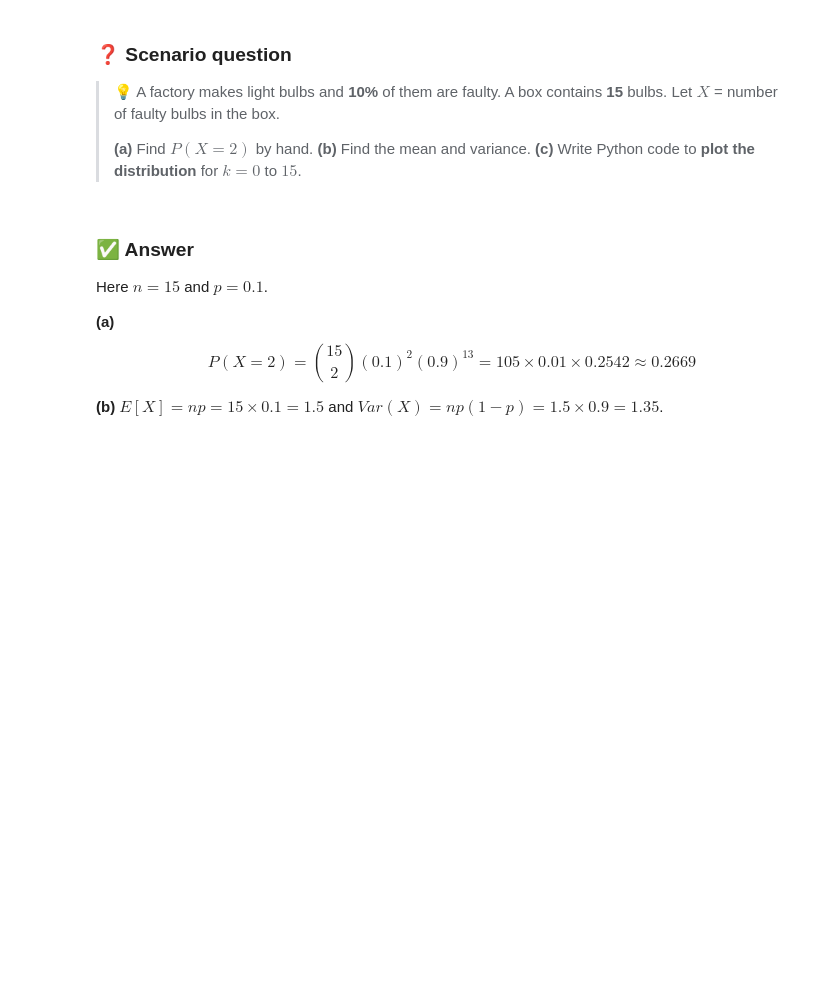
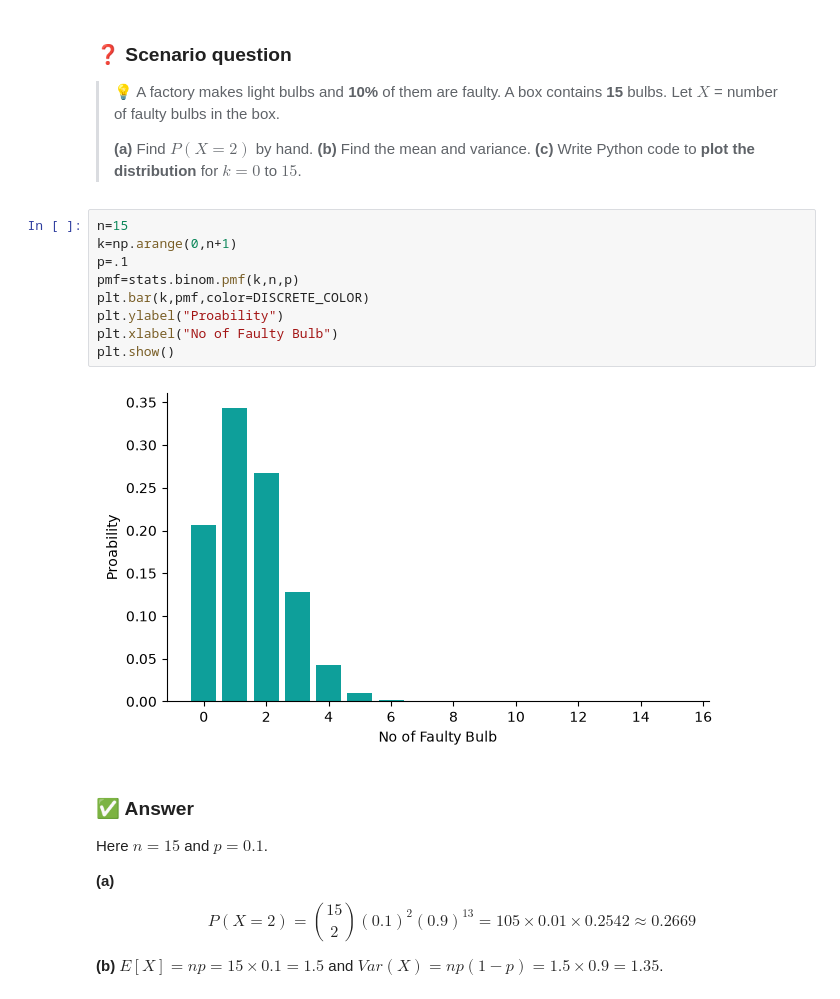
Before and after one commit to buddanagoudahosamanibtech25-hash/datascience, a Jupyter notebook: Lab-4-b/Lab-4-b.ipynb, the cells around one changed output. Drawn from its saved outputs; the diff is of its cells as text; blank space fills up the shorter version.

```diff
--- a/Lab-4-b/Lab-4-b.ipynb
+++ b/Lab-4-b/Lab-4-b.ipynb
@@ -143,6 +153,17 @@ $$\text{Mean: } E[X] = np \qquad \text{Variance: } Var(X) = np(1-p)$$
 > **(a)** Find $P(X = 2)$ by hand.
 > **(b)** Find the mean and variance.
 > **(c)** Write Python code to **plot the distribution** for $k = 0$ to $15$.
+# %%
+n=15
+k=np.arange(0,n+1)
+p=.1
+pmf=stats.binom.pmf(k,n,p)
+plt.bar(k,pmf,color=DISCRETE_COLOR)
+plt.ylabel("Proability")
+plt.xlabel("No of Faulty Bulb")
+plt.show()
+# %% [output]
+[figure, added]
 # %% [markdown]
 ### ✅ Answer
 Here $n = 15$ and $p = 0.1$.
```
Also changed, not shown: parts of 5 cells of this notebook.
